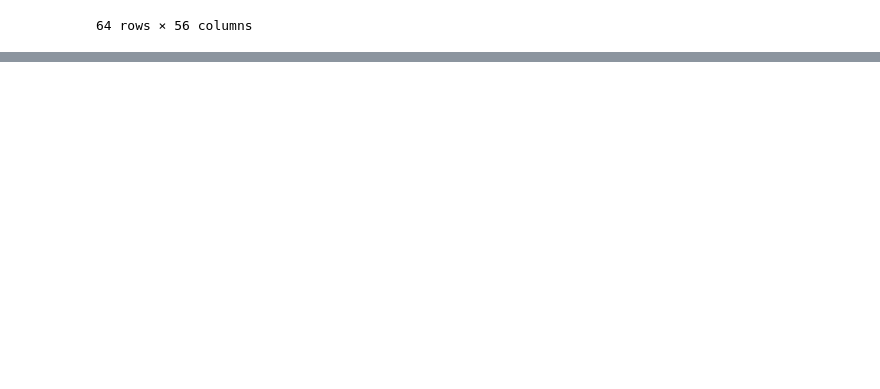
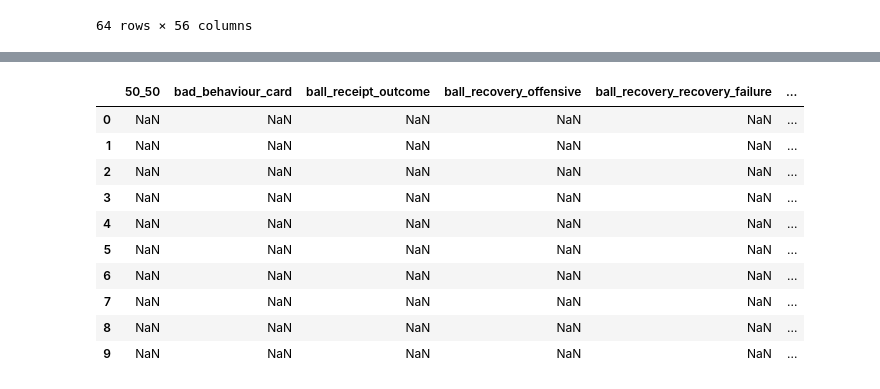
Before and after one commit to Akhilmehra22/analytics-portfolio, a Jupyter notebook: fifa/Fifa-exploration.ipynb, the cells around one changed output, grey strips where cells are left out. Saved outputs shown, nothing was run; the diff lists cells and outputs as text; code cells hidden in the pictures; blank space fills up the shorter version.

```diff
--- a/fifa/Fifa-exploration.ipynb
+++ b/fifa/Fifa-exploration.ipynb
@@ -449,0 +485,2 @@ matches.fillna(0)
+# %%
+events = sb.events(match_id= 3869321)
@@ -449,0 +536,14 @@ matches.fillna(0)
+# %%
+events.head(10)
+# %% [output]
+|  | 50_50 | bad_behaviour_card | ball_receipt_outcome | ball_recovery_offensive | ball_recovery_recovery_failure | ... |
+| 0 | NaN | NaN | NaN | NaN | NaN | ... |
+| 1 | NaN | NaN | NaN | NaN | NaN | ... |
+| 2 | NaN | NaN | NaN | NaN | NaN | ... |
+| 3 | NaN | NaN | NaN | NaN | NaN | ... |
+| 4 | NaN | NaN | NaN | NaN | NaN | ... |
+| 5 | NaN | NaN | NaN | NaN | NaN | ... |
+| 6 | NaN | NaN | NaN | NaN | NaN | ... |
+| 7 | NaN | NaN | NaN | NaN | NaN | ... |
+| 8 | NaN | NaN | NaN | NaN | NaN | ... |
+| 9 | NaN | NaN | NaN | NaN | NaN | ... |
```
Also changed, not shown: parts of 16 cells of this notebook, 1 other file.
